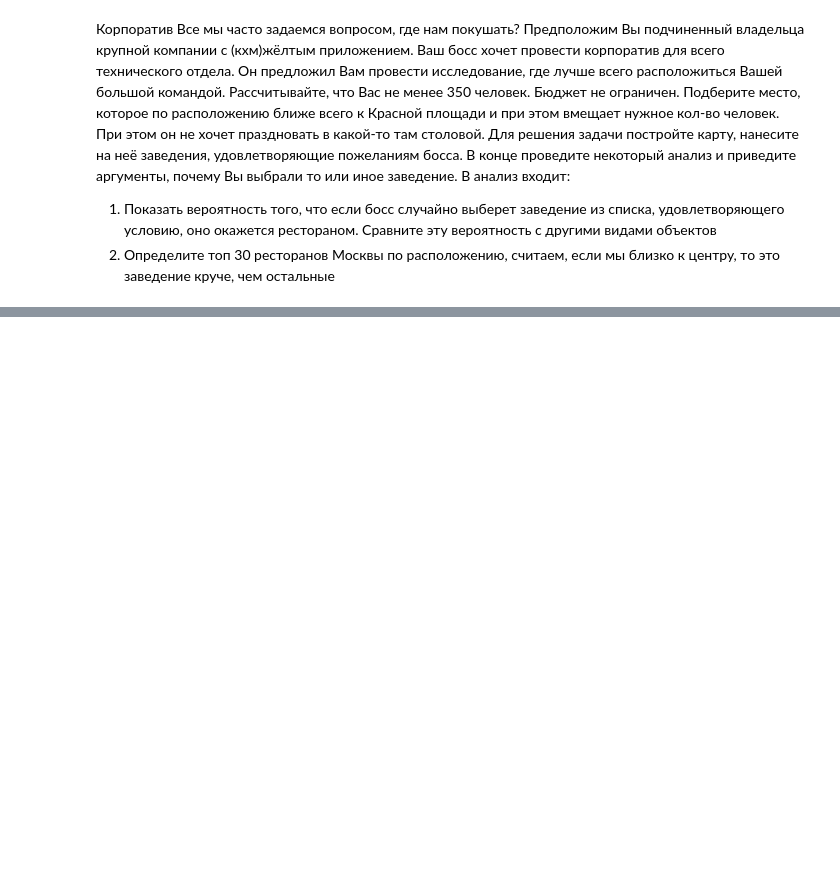
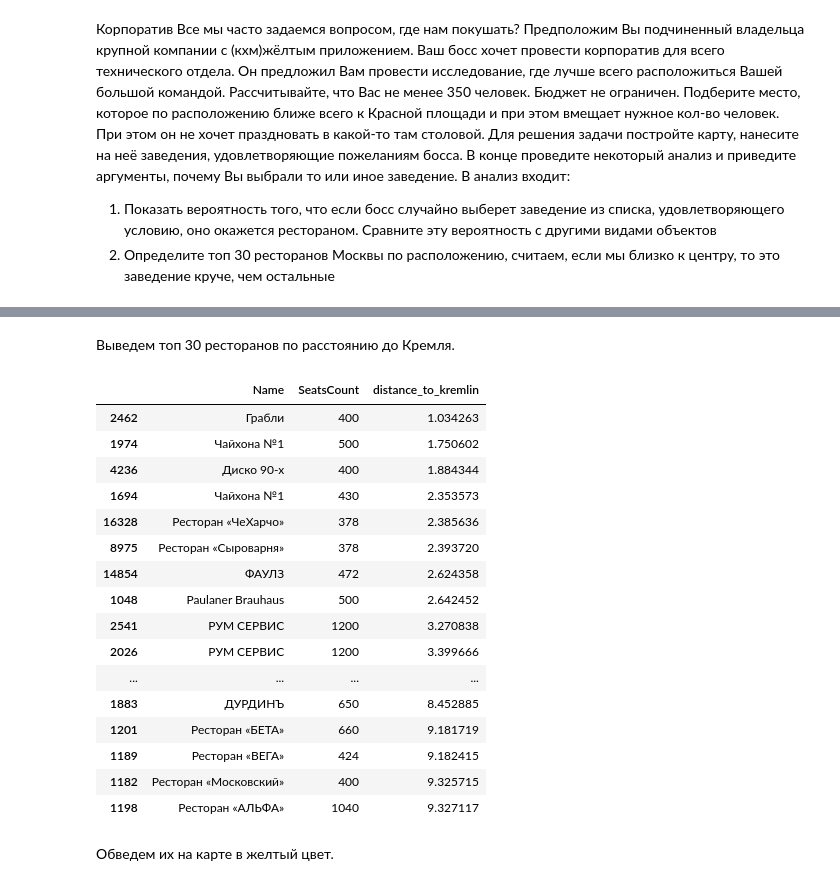
Before and after one commit to Arslan223/Corporate, a Jupyter notebook: corporate-research.ipynb, the cells around one changed output, grey strips where cells are left out. Drawn from its saved outputs; the diff is of its cells as text; code cells hidden in the pictures; blank space fills up the shorter version.

```diff
--- a/corporate-research.ipynb
+++ b/corporate-research.ipynb
@@ -14,0 +148,26 @@ sns.set(style='whitegrid', font_scale=1.3, palette='Set2')
+# %% [markdown]
+Выведем топ 30 ресторанов по расстоянию до Кремля.
+# %%
+top_30 = pb_train_th.sort_values(by='distance_to_kremlin', ascending=True).head(30)
+top_30_bw = top_30[['Name', 'SeatsCount', 'distance_to_kremlin']]
+top_30_bw
+# %% [output]
+|  | Name | SeatsCount | distance_to_kremlin |
+| 2462 | Грабли | 400 | 1.034263 |
+| 1974 | Чайхона №1 | 500 | 1.750602 |
+| 4236 | Диско 90-х | 400 | 1.884344 |
+| 1694 | Чайхона №1 | 430 | 2.353573 |
+| 16328 | Ресторан «ЧеХарчо» | 378 | 2.385636 |
+| 8975 | Ресторан «Сыроварня» | 378 | 2.393720 |
+| 14854 | ФАУЛЗ | 472 | 2.624358 |
+| 1048 | Paulaner Brauhaus | 500 | 2.642452 |
+| 2541 | РУМ СЕРВИС | 1200 | 3.270838 |
+| 2026 | РУМ СЕРВИС | 1200 | 3.399666 |
+| ... | ... | ... | ... |
+| 1883 | ДУРДИНЪ | 650 | 8.452885 |
+| 1201 | Ресторан «БЕТА» | 660 | 9.181719 |
+| 1189 | Ресторан «ВЕГА» | 424 | 9.182415 |
+| 1182 | Ресторан «Московский» | 400 | 9.325715 |
+| 1198 | Ресторан «АЛЬФА» | 1040 | 9.327117 |
+# %% [markdown]
+Обведем их на карте в желтый цвет.
```
Also changed, not shown: parts of 30 cells of this notebook, 2 other files.
